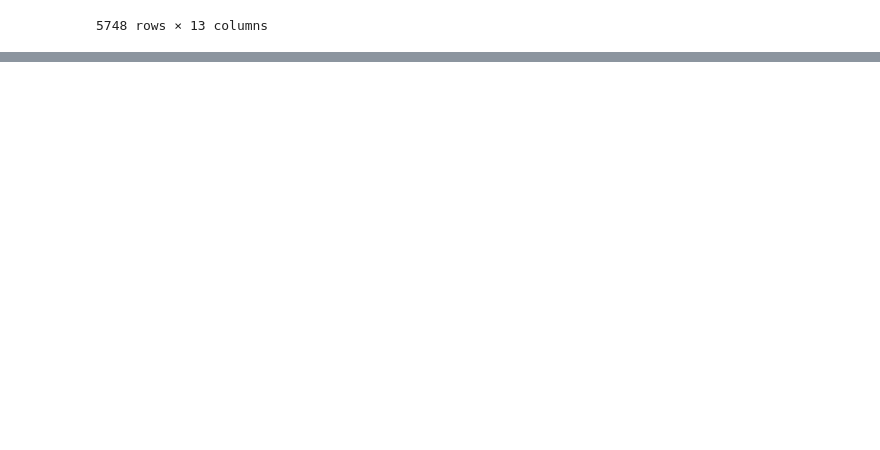
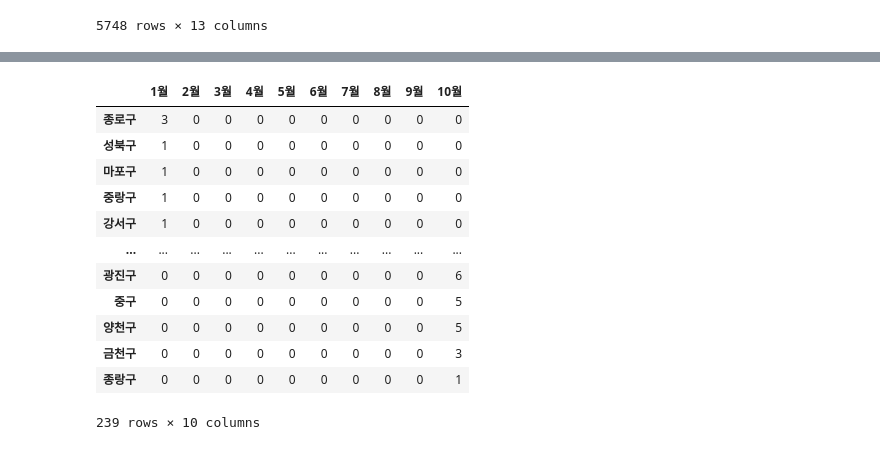
Before and after one commit to rainsky3840/Bootcamp_project, a Jupyter notebook: 김정환/p3_main.ipynb, the cells around one changed output, grey strips where cells are left out. Drawn from its saved outputs; the diff is of its cells as text; code cells hidden in the pictures; blank space fills up the shorter version.

```diff
--- a/김정환/p3_main.ipynb
+++ b/김정환/p3_main.ipynb
@@ -80,0 +204,14 @@ def cleaning(x):
+# %%
+annual_data={}
+
+new_index=['구','확진자']
+for i in range(10):     #10월까지의 데이터밖에 없음
+    df_month=df1.loc[df1['확진월']==str(i+1)]
+    df_month=df_month.지역.value_counts()
+    df_month.reindex(new_index)
+    annual_data[str(i+1)+'월']=df_month
+
+#특정 월 입력
+month='7'
+monthly_data=annual_data[month+'월']
+annual_data[month+'월']
@@ -80,0 +245,13 @@ def cleaning(x):
+# %%
+#사용되지 않는 코드
+
+#한눈에 모든 데이터를 표시하려 했으나 구 이름 중복값 제거를 못함
+#중복값 제거함과 동시에 숫자를 합쳐야 하나 시간 내에 방법을 찾지 못함
+
+df_month=df1.loc[df1['확진월']=='1']
+df_month=df_month.지역.value_counts()
+df_month=pd.DataFrame(df_month)
+print(type(df_month))
+df_month_all=df_month.rename(columns={'지역':'1월'})
+
+df_month_all
@@ -80,0 +266,30 @@ def cleaning(x):
+# %%
+#사용하지 않는 코드
+
+df_month_all=pd.DataFrame()
+
+for i in range(10):
+    df_month=df1.loc[df1['확진월']==str(i+1)]
+    df_month=df_month.지역.value_counts()
+    df_month=pd.DataFrame(df_month)
+    # print(type(df_month))
+    df_month=df_month.rename(columns={'지역': str(i+1)+'월'})
+    df_month_all=pd.concat([df_month_all, df_month], axis=0)
+
+df_month_all.fillna(0, inplace=True)
+df_month_all = df_month_all.astype(int)
+df_month_all
+# %% [output]
+|  | 1월 | 2월 | 3월 | 4월 | 5월 | 6월 | 7월 | 8월 | 9월 | 10월 |
+| 종로구 | 3 | 0 | 0 | 0 | 0 | 0 | 0 | 0 | 0 | 0 |
+| 성북구 | 1 | 0 | 0 | 0 | 0 | 0 | 0 | 0 | 0 | 0 |
+| 마포구 | 1 | 0 | 0 | 0 | 0 | 0 | 0 | 0 | 0 | 0 |
+| 중랑구 | 1 | 0 | 0 | 0 | 0 | 0 | 0 | 0 | 0 | 0 |
+| 강서구 | 1 | 0 | 0 | 0 | 0 | 0 | 0 | 0 | 0 | 0 |
+| ... | ... | ... | ... | ... | ... | ... | ... | ... | ... | ... |
+| 광진구 | 0 | 0 | 0 | 0 | 0 | 0 | 0 | 0 | 0 | 6 |
+| 중구 | 0 | 0 | 0 | 0 | 0 | 0 | 0 | 0 | 0 | 5 |
+| 양천구 | 0 | 0 | 0 | 0 | 0 | 0 | 0 | 0 | 0 | 5 |
+| 금천구 | 0 | 0 | 0 | 0 | 0 | 0 | 0 | 0 | 0 | 3 |
+| 종랑구 | 0 | 0 | 0 | 0 | 0 | 0 | 0 | 0 | 0 | 1 |
+239 rows × 10 columns
```
Also changed, not shown: parts of 15 cells of this notebook.
